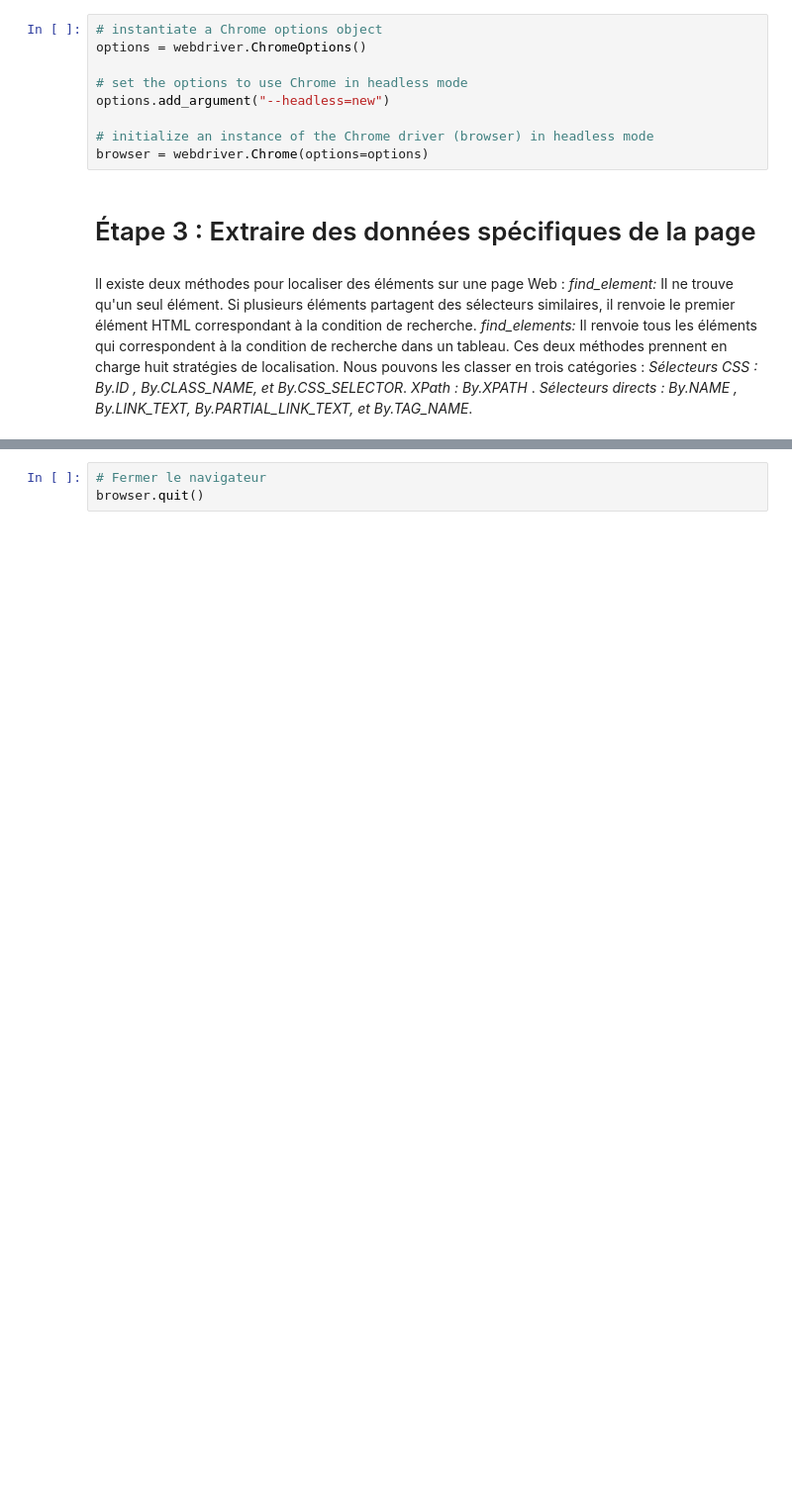
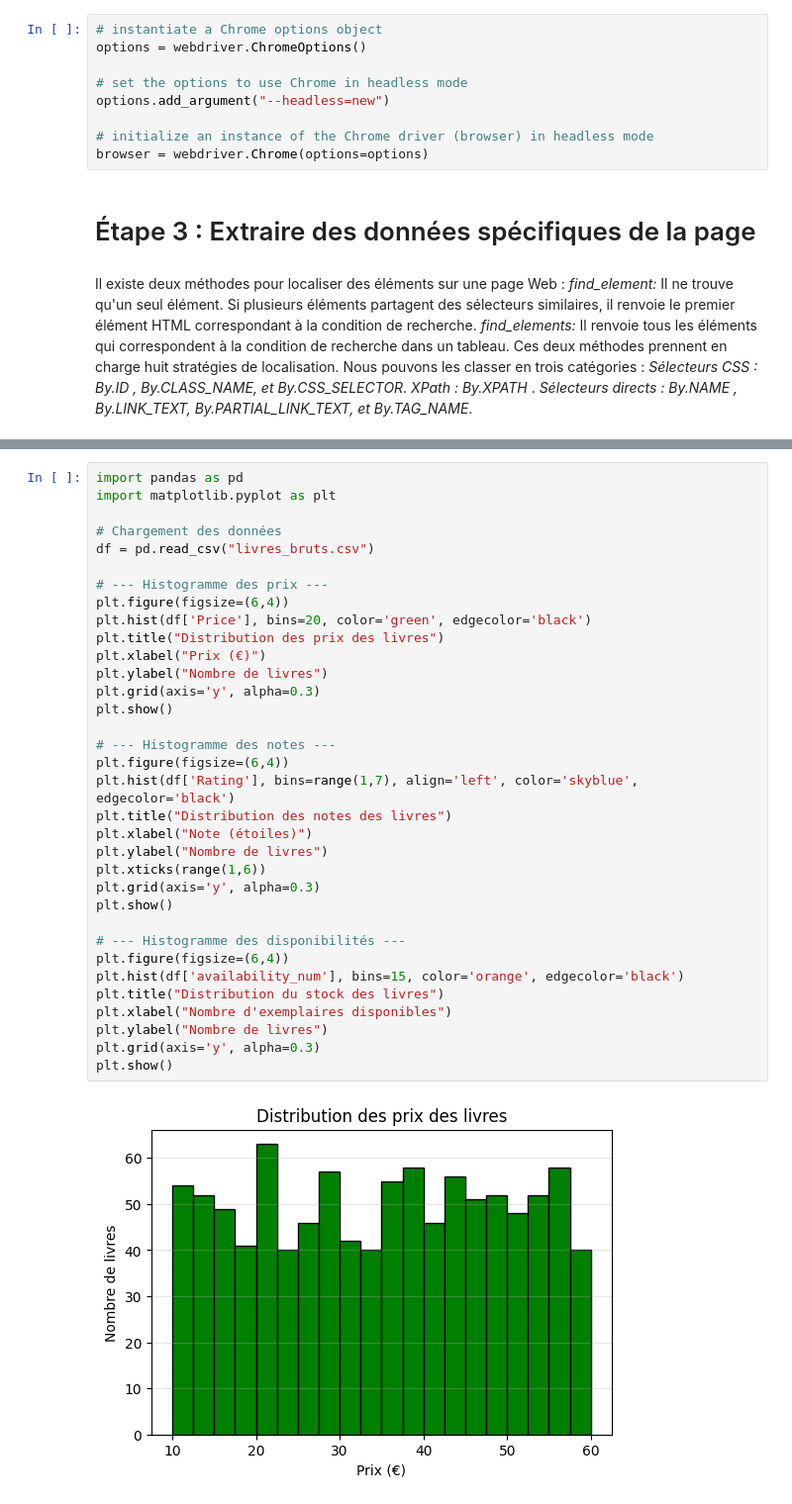
Before and after one commit to SalimM21/Bib-Readers-project, a Jupyter notebook: web_scraping-tutorial.ipynb, the cells around one changed output, grey strips where cells are left out. Shown at 99% size. Saved outputs shown, nothing was run; the diff lists cells and outputs as text; blank space fills up the shorter version.

```diff
--- a/web_scraping-tutorial.ipynb
+++ b/web_scraping-tutorial.ipynb
@@ -324,3 +356,36 @@ browser.quit()
-# %%
-# Fermer le navigateur
-browser.quit()
+# %%
+import pandas as pd
+import matplotlib.pyplot as plt
+
+# Chargement des données
+df = pd.read_csv("livres_bruts.csv")
+
+# --- Histogramme des prix ---
+plt.figure(figsize=(6,4))
+plt.hist(df['Price'], bins=20, color='green', edgecolor='black')
+plt.title("Distribution des prix des livres")
+plt.xlabel("Prix (€)")
+plt.ylabel("Nombre de livres")
+plt.grid(axis='y', alpha=0.3)
+plt.show()
+
+# --- Histogramme des notes ---
+plt.figure(figsize=(6,4))
+plt.hist(df['Rating'], bins=range(1,7), align='left', color='skyblue', edgecolor='black')
+plt.title("Distribution des notes des livres")
+plt.xlabel("Note (étoiles)")
+plt.ylabel("Nombre de livres")
+plt.xticks(range(1,6))
+plt.grid(axis='y', alpha=0.3)
+plt.show()
+
+# --- Histogramme des disponibilités ---
+plt.figure(figsize=(6,4))
+plt.hist(df['availability_num'], bins=15, color='orange', edgecolor='black')
+plt.title("Distribution du stock des livres")
+plt.xlabel("Nombre d'exemplaires disponibles")
+plt.ylabel("Nombre de livres")
+plt.grid(axis='y', alpha=0.3)
+plt.show()
+# %% [output]
+[figure, added]
```
Also changed, not shown: parts of 29 cells of this notebook, 2 other files.
